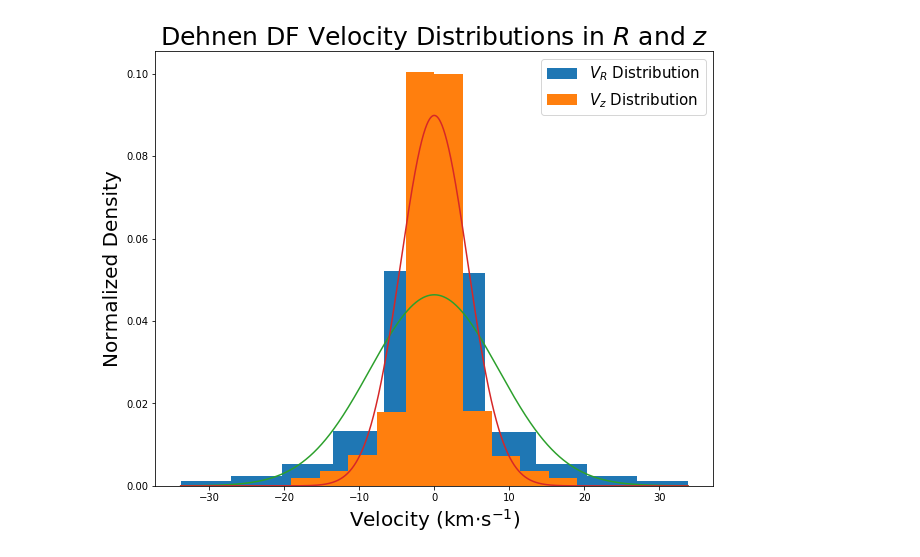
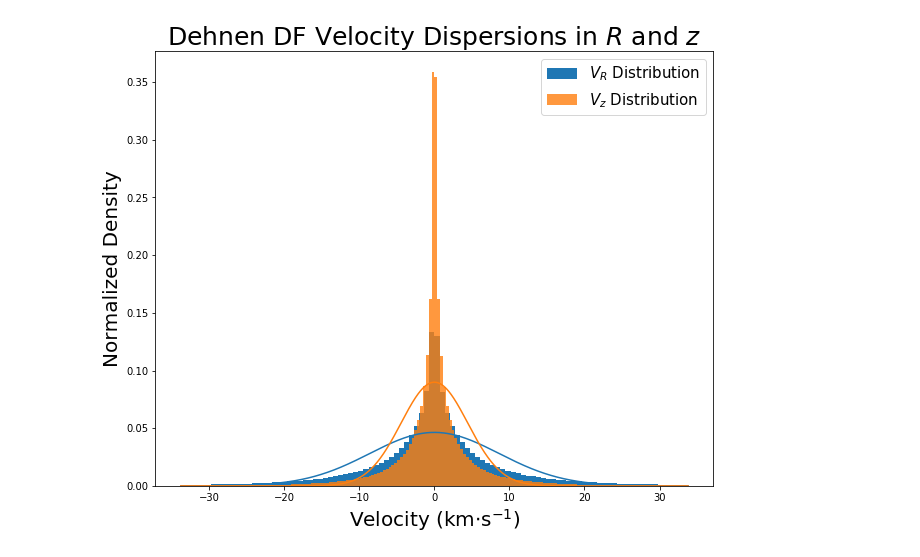
Before and after one commit to mwbub/Gaia-I3, a Jupyter notebook: Code/mock_data/dehnendf/velocity_distributions.ipynb, the cells around one changed output. Saved outputs shown, nothing was run; the diff lists cells and outputs as text; code cells hidden in the pictures.

```diff
--- a/Code/mock_data/dehnendf/velocity_distributions.ipynb
+++ b/Code/mock_data/dehnendf/velocity_distributions.ipynb
@@ -23,26 +23,28 @@ dvR = dvR[dmask]
 dvz = dvz[dmask]
 gvR = gvR[gmask]
 gvz = gvz[gmask]
+# %%
+bins = 100
 # %%
 x = np.linspace(np.min(dvR), np.max(dvR), 10000)
 dvR_normal = stats.norm.pdf(x, np.mean(dvR), np.std(dvR))
 dvz_normal = stats.norm.pdf(x, np.mean(dvz), np.std(dvz))
 
 plt.figure(figsize=(10,8))
 
-plt.hist(dvR, normed=True,label='$V_R$ Distribution')
-plt.hist(dvz, normed=True,label='$V_z$ Distribution')
-plt.plot(x, dvR_normal)
-plt.plot(x, dvz_normal)
+plt.hist(dvR, normed=True,label='$V_R$ Distribution', bins=bins)
+plt.plot(x, dvR_normal, color='C0')
+plt.hist(dvz, normed=True,label='$V_z$ Distribution', bins=bins, alpha=0.8)
+plt.plot(x, dvz_normal, color='C1')
 
-plt.title("Dehnen DF Velocity Distributions in $R$ and $z$",fontsize=25)
+plt.title("Dehnen DF Velocity Dispersions in $R$ and $z$",fontsize=25)
 plt.xlabel("Velocity (km$\cdot$s$^{-1}$)",fontsize=20)
 plt.ylabel("Normalized Density",fontsize=20)
 plt.legend(fontsize=15)
 
 plt.show()
 # %% [output]
-[figure, old version]
+[figure, new version]
 # %%
 x = np.linspace(np.min(gvR), np.max(gvR), 10000)
 gvR_normal = stats.norm.pdf(x, np.mean(gvR), np.std(gvR))
```
Also changed, not shown: parts of 2 cells of this notebook.
